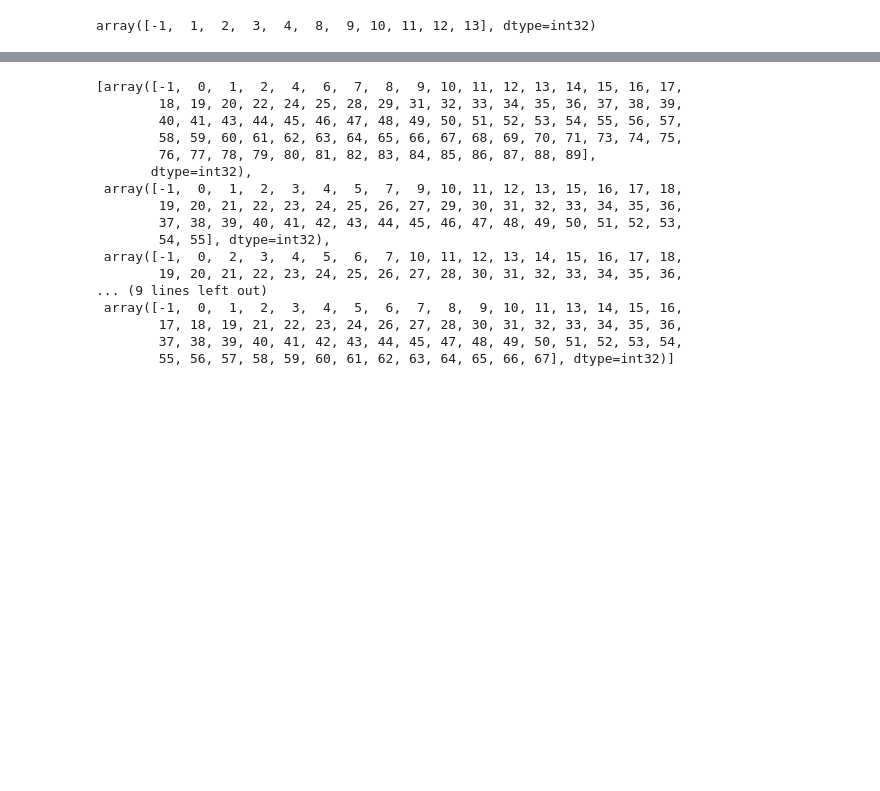
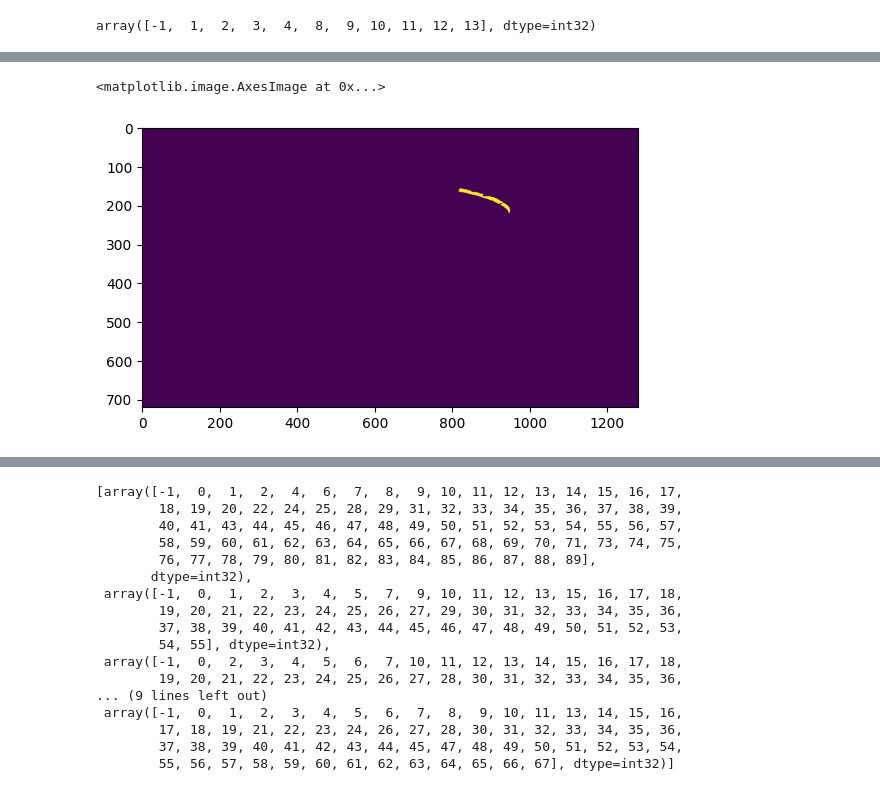
Before and after one commit to DaveLearn/SegmentAnything3D, a Jupyter notebook: test.ipynb, the cells around one changed output, grey strips where cells are left out. Cells and saved outputs as stored; diff of their text form; code cells hidden in the pictures; blank space fills up the shorter version.

```diff
--- a/test.ipynb
+++ b/test.ipynb
@@ -58,7 +62,7 @@ np.unique(result.object_segmentations.pixel_object_ids[4])
 # %% [output]
 array([-1,  1,  2,  3,  4,  8,  9, 10, 11, 12, 13], dtype=int32)
 # %%
-from segmenter import SamAutomaticMaskGenerator, Voxelize, get_scene_bounding_box, seg_pcd, VOXEL_SIZE, sam_checkpoint
+from segmenter import SamAutomaticMaskGenerator, Voxelize, get_scene_bounding_box, get_workspace_voxels, seg_pcd, VOXEL_SIZE, sam_checkpoint
 from segment_anything import build_sam
 
 
@@ -68,12 +72,12 @@ from segment_anything import build_sam
 
 mask_generator = SamAutomaticMaskGenerator( build_sam(checkpoint=sam_checkpoint).to(device="cuda"))
 voxelize = Voxelize(voxel_size=VOXEL_SIZE, mode="train", keys=("coord", "color", "group", "normals"))
-
+workspace_voxels = get_workspace_voxels(scene)
 
 # extract bounding box from scene
-obb = get_scene_bounding_box(scene)
+obb = None
 
-#mall_observations = Observations(frames=observations.frames[:2])
+small_observations = Observations(frames=observations.frames[:2], id=observations.id + "mini")
 
-segmented_cloud, instance_groups, group_mapping = seg_pcd(observations, mask_generator, voxelize, bbox=obb)
+segmented_cloud, instance_groups, group_mapping = seg_pcd(small_observations, mask_generator, voxelize, bbox=obb, workspace_voxels=workspace_voxels)
 # %% [output]
@@ -82,0 +123,5 @@ merging 2 point clouds
+# %%
+plt.imshow(instance_groups["side"]==19)
+# %% [output]
+<matplotlib.image.AxesImage at 0x...>
+[figure, added]
```
Also changed, not shown: parts of 4 cells of this notebook, 3 other files.
